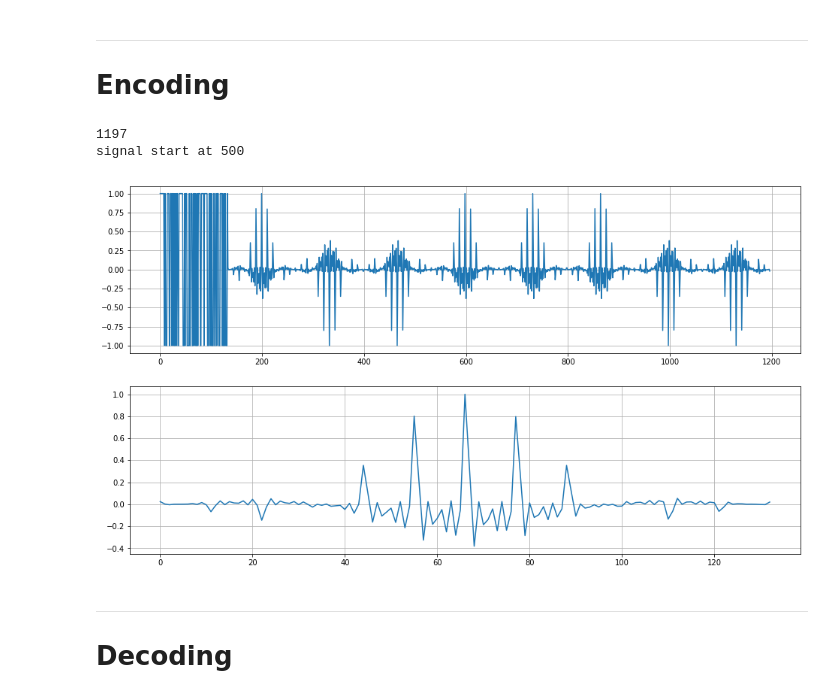
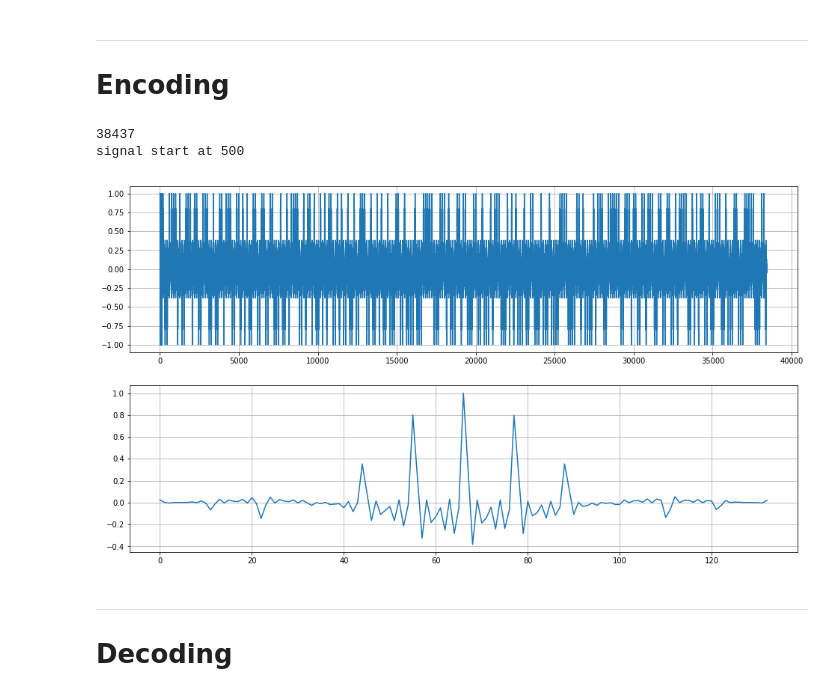
Before and after one commit to Dreyvor/Project_PDC, a Jupyter notebook: signal_conception.ipynb, the cells around one changed output. Saved outputs shown, nothing was run; the diff lists cells and outputs as text; code cells hidden in the pictures.

Commit message:
Add long texts

```diff
--- a/signal_conception.ipynb
+++ b/signal_conception.ipynb
@@ -249,39 +249,39 @@ def encode(list_codewords, y_base):
 #Reload clap
 clap_start = np.loadtxt("clap_start.txt")
 # %%
-code_to_send = b2c.f(tb.text_to_bits('c'))
+code_to_send = b2c.f(tb.text_to_bits('abcdefghijklmnopqrstuvwxyz0123456789'))
 #code_to_send_with_clap = []
 #for i in range(len(code_to_send) + len(clap2)):
 #    if(i < len(clap2)):
 #        code_to_send_with_clap.append(clap2[i])
 #    else:
 #        code_to_send_with_clap.append(code_to_send[i - len(clap2)])
 
 signal_to_send = encode(code_to_send, y_to_send)
 print(len(signal_to_send))
 
 signal_test_test = [] #with added noise at the beginning -> use clap
 addPhase = 500
 for i in range(len(signal_to_send) + addPhase):
     if(i == addPhase):
         print("signal start at " + str(i))
     if(i < addPhase):
         signal_test_test.append(np.random.normal(0,0.05, 1))
     else:
         signal_test_test.append(signal_to_send[i-addPhase])
 
 plt.figure(figsize=(16,9))
 plt.subplot(211)
 plt.plot(signal_to_send)
 plt.grid()
 plt.subplot(212)
 plt.plot(y_to_send)
 plt.grid()
 plt.show()
 # %% [output]
-1197
+38437
 signal start at 500
-[figure, old version]
+[figure, new version]
 # %% [markdown]
 ---
 # Decoding
```
Also changed, not shown: parts of 3 cells of this notebook, 2 other files.
